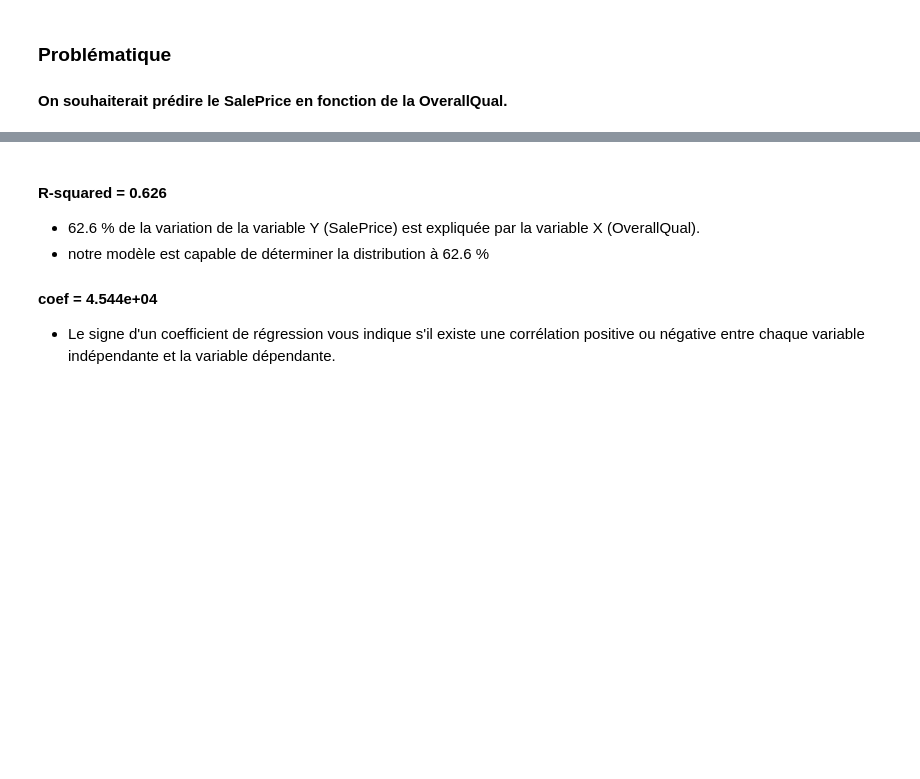
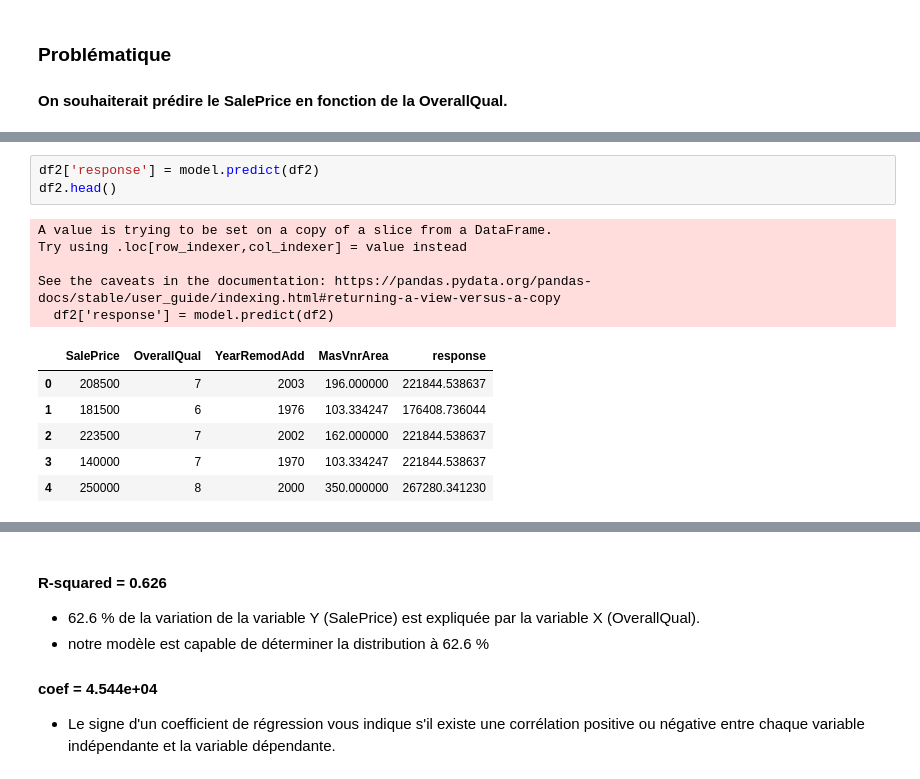
Before and after one commit to clement-camara/House-Prices, a Jupyter notebook: Untitled.ipynb, the cells around one changed output, grey strips where cells are left out. Cells and saved outputs as stored; diff of their text form; blank space fills up the shorter version.

```diff
--- a/Untitled.ipynb
+++ b/Untitled.ipynb
@@ -152,0 +134,15 @@ SyntaxError: invalid syntax (<ipython-input-340-023d26edda8f>, line 2)
+# %%
+df2['response'] = model.predict(df2)
+df2.head()
+# %% [output]
+A value is trying to be set on a copy of a slice from a DataFrame.
+Try using .loc[row_indexer,col_indexer] = value instead
+
+See the caveats in the documentation: https://pandas.pydata.org/pandas-docs/stable/user_guide/indexing.html#returning-a-view-versus-a-copy
+  df2['response'] = model.predict(df2)
+|  | SalePrice | OverallQual | YearRemodAdd | MasVnrArea | response |
+| 0 | 208500 | 7 | 2003 | 196.000000 | 221844.538637 |
+| 1 | 181500 | 6 | 1976 | 103.334247 | 176408.736044 |
+| 2 | 223500 | 7 | 2002 | 162.000000 | 221844.538637 |
+| 3 | 140000 | 7 | 1970 | 103.334247 | 221844.538637 |
+| 4 | 250000 | 8 | 2000 | 350.000000 | 267280.341230 |
```
Also changed, not shown: parts of 31 cells of this notebook.
